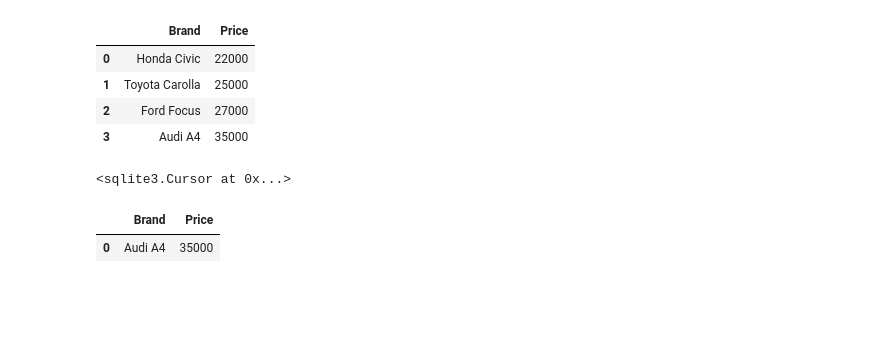
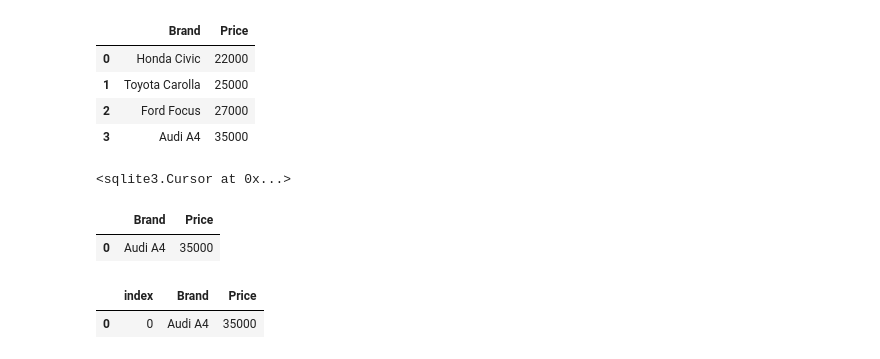
Before and after one commit to shubhamlad21/msc1_fds_512, a Jupyter notebook: FDS.ipynb, the cells around one changed output. Saved outputs shown, nothing was run; the diff lists cells and outputs as text; code cells hidden in the pictures; blank space fills up the shorter version.

```diff
--- a/FDS.ipynb
+++ b/FDS.ipynb
@@ -429,3 +429,25 @@ df
 # %% [output]
 |  | Brand | Price |
 | 0 | Audi A4 | 35000 |
+# %%
+import sqlite3
+from sqlalchemy import create_engine
+db_filename=r'studentdata.db'
+con=sqlite3.connect(db_filename)
+df.to_sql('student',
+          con,
+          schema=None,
+          if_exists='replace',
+          index=True,
+          index_label=None,
+          chunksize=None,
+          dtype=None)
+con.close()
+db_file=r'studentdata.db'
+engine=create_engine(r'sqlite:///{}' .format(db_file))
+sql='select * from student'
+studf=pd.read_sql(sql,engine)
+studf
+# %% [output]
+|  | index | Brand | Price |
+| 0 | 0 | Audi A4 | 35000 |
```
Also changed, not shown: parts of 2 cells of this notebook.
